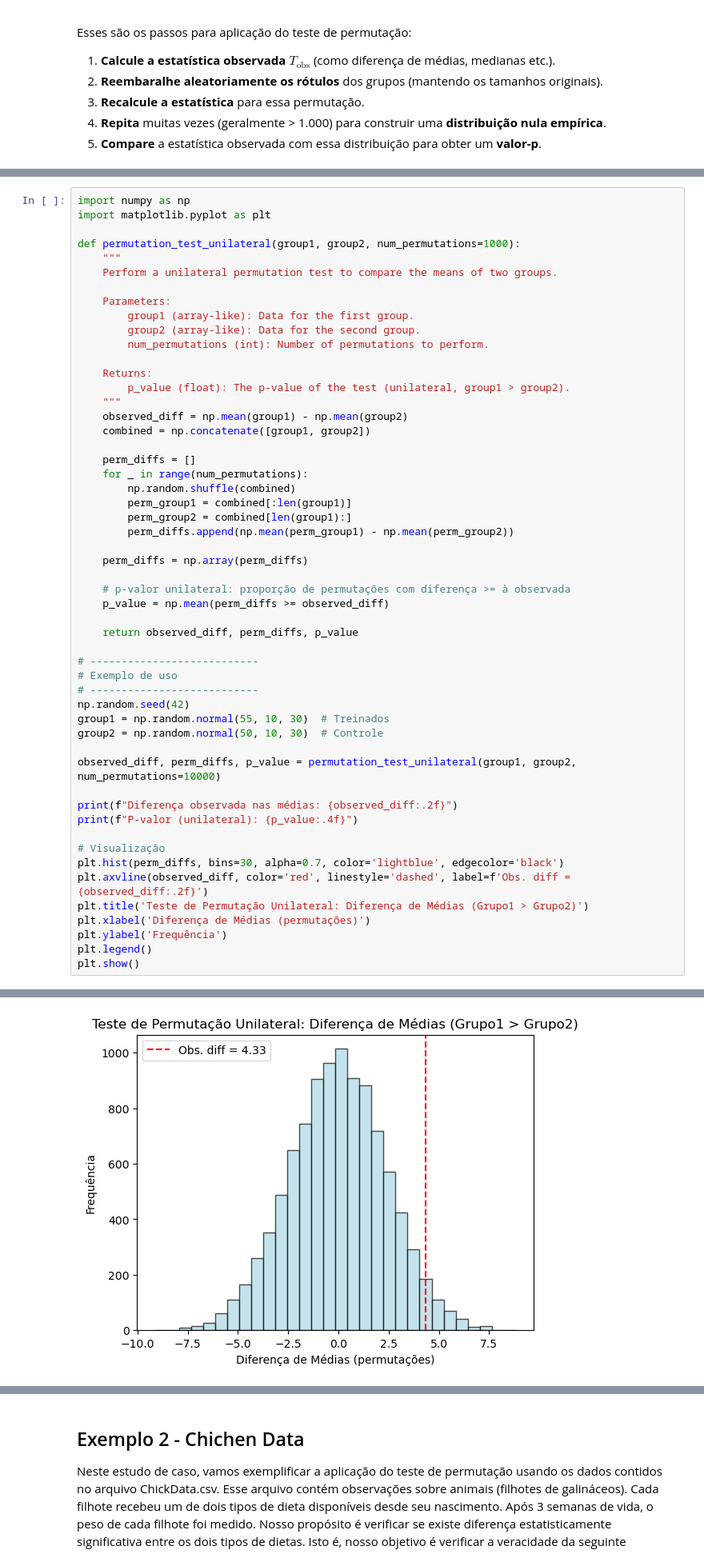
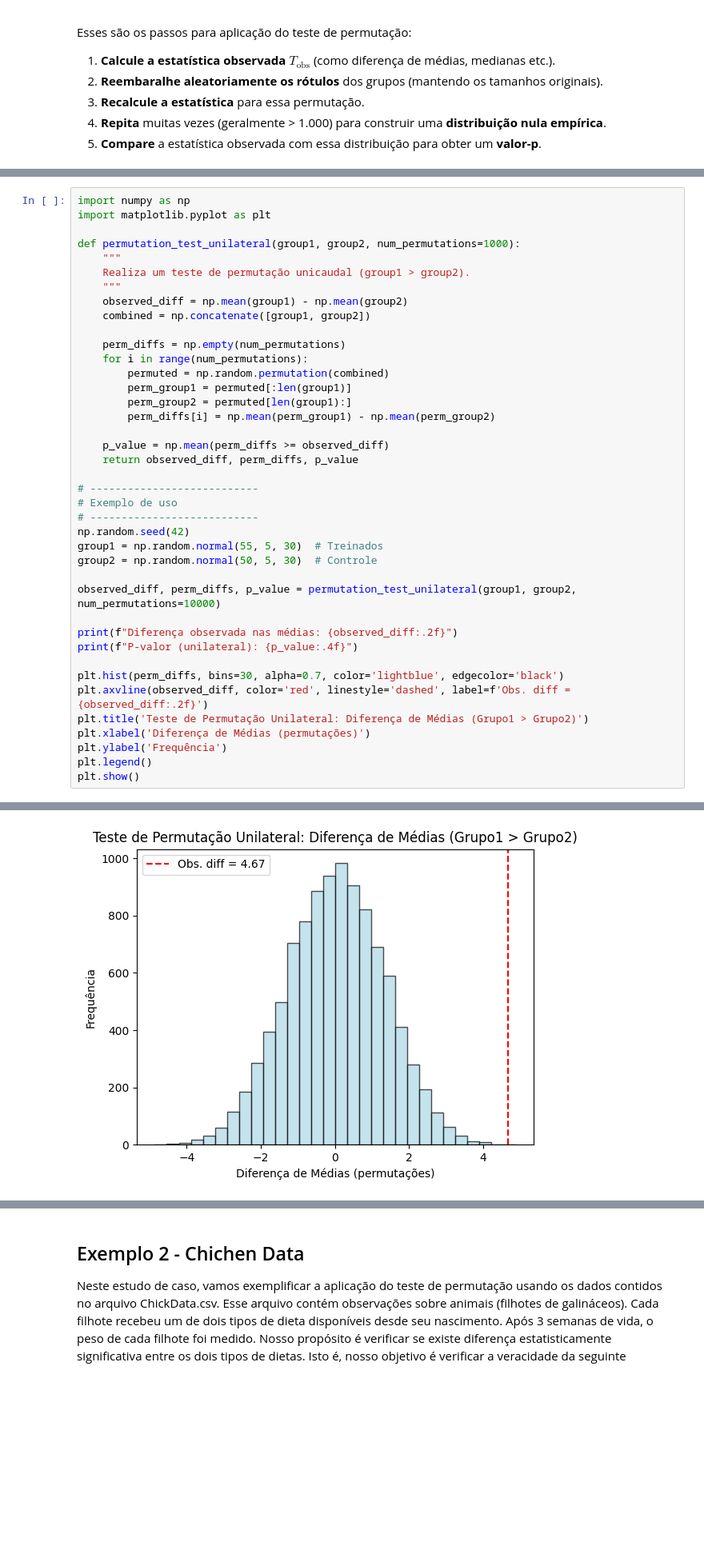
Before and after one commit to AILAB-CEFET-RJ/gcc1625, a Jupyter notebook: notebooks/10_permutation_test.ipynb, the cells around one changed output, grey strips where cells are left out. Shown at 80% size. Drawn from its saved outputs; the diff is of its cells as text; blank space fills up the shorter version.

Commit message:
Atualiza notebooks sobre bootstrap e testes de permutação.

```diff
--- a/notebooks/10_permutation_test.ipynb
+++ b/notebooks/10_permutation_test.ipynb
@@ -165,46 +167,33 @@ import matplotlib.pyplot as plt
 
 def permutation_test_unilateral(group1, group2, num_permutations=1000):
     """
-    Perform a unilateral permutation test to compare the means of two groups.
-
-    Parameters:
-        group1 (array-like): Data for the first group.
-        group2 (array-like): Data for the second group.
-        num_permutations (int): Number of permutations to perform.
-
-    Returns:
-        p_value (float): The p-value of the test (unilateral, group1 > group2).
+    Realiza um teste de permutação unicaudal (group1 > group2).
     """
     observed_diff = np.mean(group1) - np.mean(group2)
     combined = np.concatenate([group1, group2])
 
-    perm_diffs = []
-    for _ in range(num_permutations):
-        np.random.shuffle(combined)
-        perm_group1 = combined[:len(group1)]
-        perm_group2 = combined[len(group1):]
-        perm_diffs.append(np.mean(perm_group1) - np.mean(perm_group2))
+    perm_diffs = np.empty(num_permutations)
+    for i in range(num_permutations):
+        permuted = np.random.permutation(combined)
+        perm_group1 = permuted[:len(group1)]
+        perm_group2 = permuted[len(group1):]
+        perm_diffs[i] = np.mean(perm_group1) - np.mean(perm_group2)
 
-    perm_diffs = np.array(perm_diffs)
-
-    # p-valor unilateral: proporção de permutações com diferença >= à observada
     p_value = np.mean(perm_diffs >= observed_diff)
-
     return observed_diff, perm_diffs, p_value
 
 # ---------------------------
 # Exemplo de uso
 # ---------------------------
 np.random.seed(42)
-group1 = np.random.normal(55, 10, 30)  # Treinados
-group2 = np.random.normal(50, 10, 30)  # Controle
+group1 = np.random.normal(55, 5, 30)  # Treinados
+group2 = np.random.normal(50, 5, 30)  # Controle
 
 observed_diff, perm_diffs, p_value = permutation_test_unilateral(group1, group2, num_permutations=10000)
 
 print(f"Diferença observada nas médias: {observed_diff:.2f}")
 print(f"P-valor (unilateral): {p_value:.4f}")
 
-# Visualização
 plt.hist(perm_diffs, bins=30, alpha=0.7, color='lightblue', edgecolor='black')
 plt.axvline(observed_diff, color='red', linestyle='dashed', label=f'Obs. diff = {observed_diff:.2f}')
 plt.title('Teste de Permutação Unilateral: Diferença de Médias (Grupo1 > Grupo2)')
@@ -218,2 +207,2 @@ P-valor (unilateral): 0.0336
-[figure, old version]
+[figure, new version]
 # %% [markdown]
```
Also changed, not shown: parts of 20 cells of this notebook, 2 other files.
